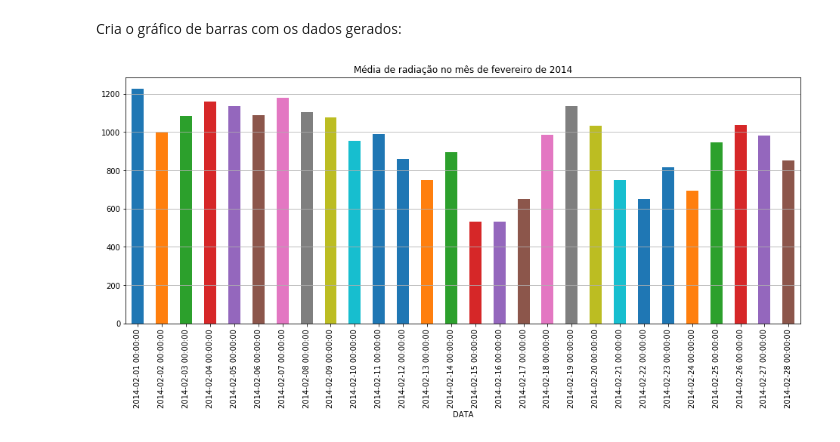
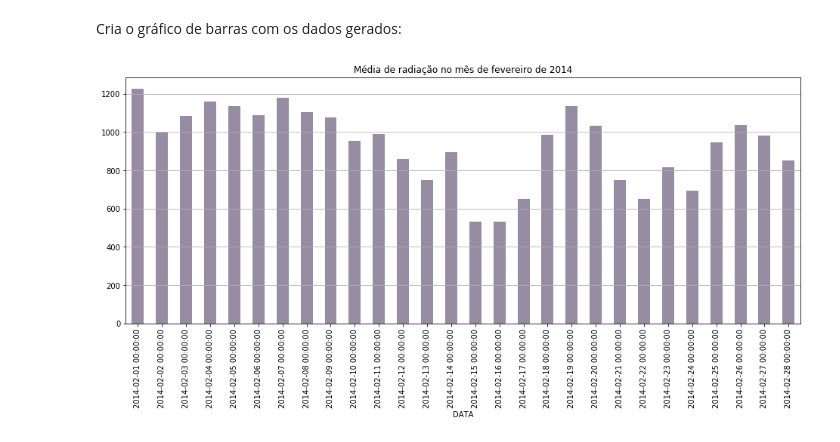
Before and after one commit to matheuscosantos/Analise-Pluviometros, a Jupyter notebook: Script.ipynb, the cells around one changed output. Saved outputs shown, nothing was run; the diff lists cells and outputs as text; code cells hidden in the pictures.

```diff
--- a/Script.ipynb
+++ b/Script.ipynb
@@ -67,6 +67,6 @@ Name: RADIACAO, dtype: float64
 # %% [markdown]
 Cria o gráfico de barras com os dados gerados:
 # %%
-dados.plot(kind='bar', figsize=(16,6),grid=True,title='Média de radiação no mês de fevereiro de 2014').xaxis.grid()
+dados.plot(kind='bar', figsize=(16,6),grid=True,title='Média de radiação no mês de fevereiro de 2014', color=(0.2, 0.1, 0.3, 0.5)).xaxis.grid()
 # %% [output]
-[figure, old version]
+[figure, new version]
```
